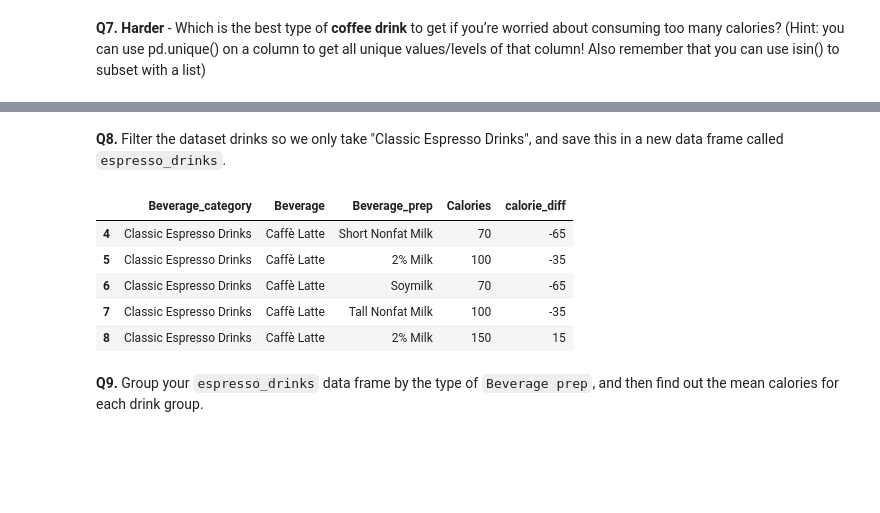
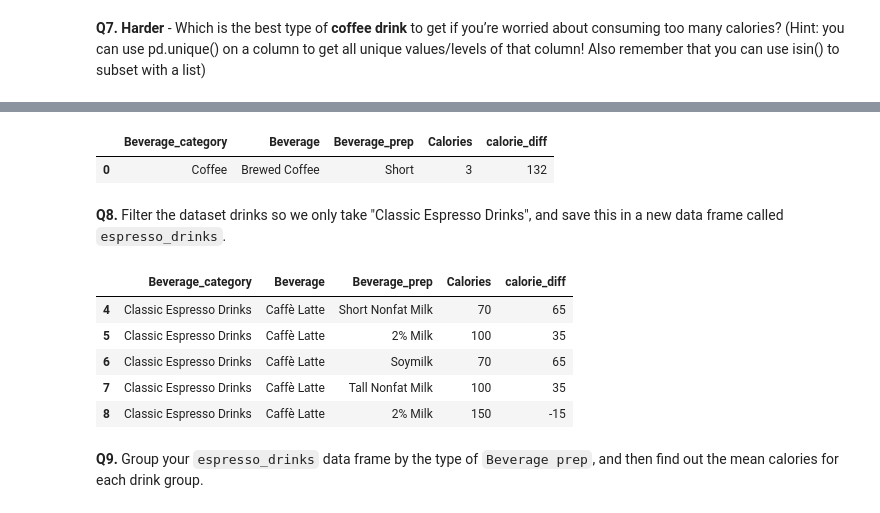
Before and after one commit to JohnHios/codeclan_homework_JohnHios, a Jupyter notebook: week_12/day_2/homework_john_hios.ipynb, the cells around one changed output, grey strips where cells are left out. Drawn from its saved outputs; the diff is of its cells as text; code cells hidden in the pictures; blank space fills up the shorter version.

```diff
--- a/week_12/day_2/homework_john_hios.ipynb
+++ b/week_12/day_2/homework_john_hios.ipynb
@@ -101,7 +102,7 @@ No missing values in the data
 # %% [markdown]
 **Q4.** In your `drinks` dataframe create a new variable (column) called `calorie_diff`, which stores the difference between 135 calories (135 calories = 10 cubes of sugar!) and the calories in each drink. (Hint: you’ll want to subtract the calories from 135 to see which drink have more or less than 10 cups of sugar).
 # %%
-drinks["calorie_diff"] = drinks["Calories"] - 135
+drinks["calorie_diff"] = 135 - drinks["Calories"]
 
 drinks.head()
 # %% [output]
@@ -187,16 +212,21 @@ dtype: object
+# %%
+coffee_drinks.sort_values("Calories").head(1)
+# %% [output]
+|  | Beverage_category | Beverage | Beverage_prep | Calories | calorie_diff |
+| 0 | Coffee | Brewed Coffee | Short | 3 | 132 |
 # %% [markdown]
 **Q8.** Filter the dataset drinks so we only take "Classic Espresso Drinks", and save this in a new data frame called `espresso_drinks`.
 # %%
-espresso_drinks = drinks.loc[drinks["Beverage_category"] ==  "Classic Espresso Drinks"]
+espresso_drinks = drinks.loc[drinks["Beverage_category"] == "Classic Espresso Drinks"].copy()
 
 espresso_drinks.head()
 # %% [output]
 |  | Beverage_category | Beverage | Beverage_prep | Calories | calorie_diff |
-| 4 | Classic Espresso Drinks | Caffè Latte | Short Nonfat Milk | 70 | -65 |
-| 5 | Classic Espresso Drinks | Caffè Latte | 2% Milk | 100 | -35 |
-| 6 | Classic Espresso Drinks | Caffè Latte | Soymilk | 70 | -65 |
-| 7 | Classic Espresso Drinks | Caffè Latte | Tall Nonfat Milk | 100 | -35 |
-| 8 | Classic Espresso Drinks | Caffè Latte | 2% Milk | 150 | 15 |
+| 4 | Classic Espresso Drinks | Caffè Latte | Short Nonfat Milk | 70 | 65 |
+| 5 | Classic Espresso Drinks | Caffè Latte | 2% Milk | 100 | 35 |
+| 6 | Classic Espresso Drinks | Caffè Latte | Soymilk | 70 | 65 |
+| 7 | Classic Espresso Drinks | Caffè Latte | Tall Nonfat Milk | 100 | 35 |
+| 8 | Classic Espresso Drinks | Caffè Latte | 2% Milk | 150 | -15 |
 # %% [markdown]
 **Q9.** Group your `espresso_drinks` data frame by the type of `Beverage prep`, and then find out the mean calories for each drink group.
 # %%
```
Also changed, not shown: parts of 11 cells of this notebook.
